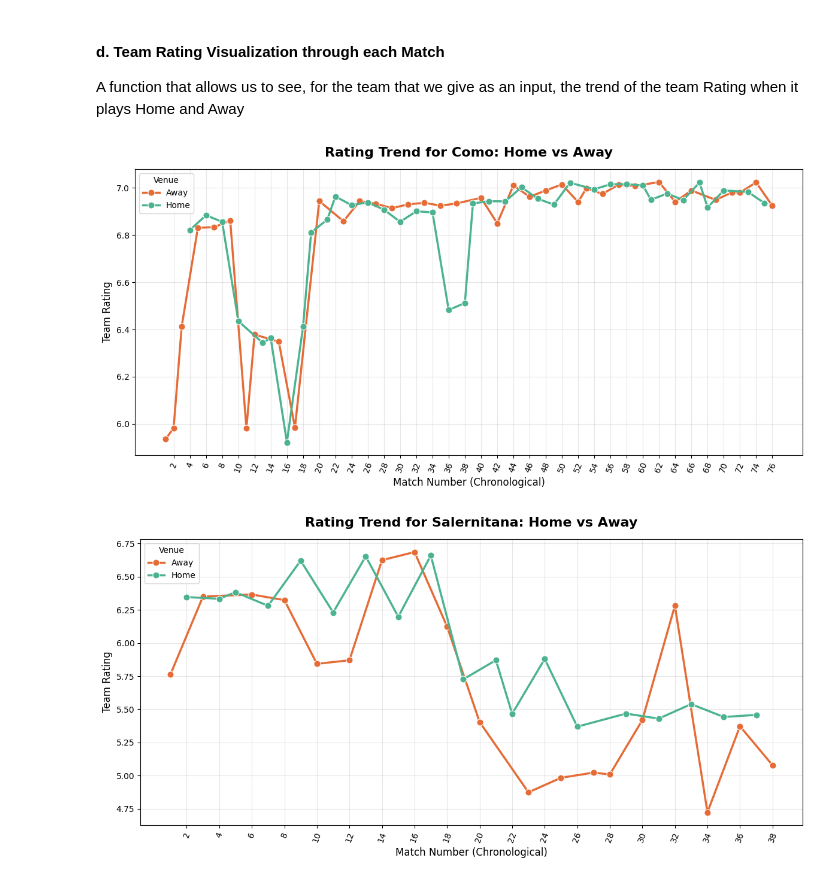
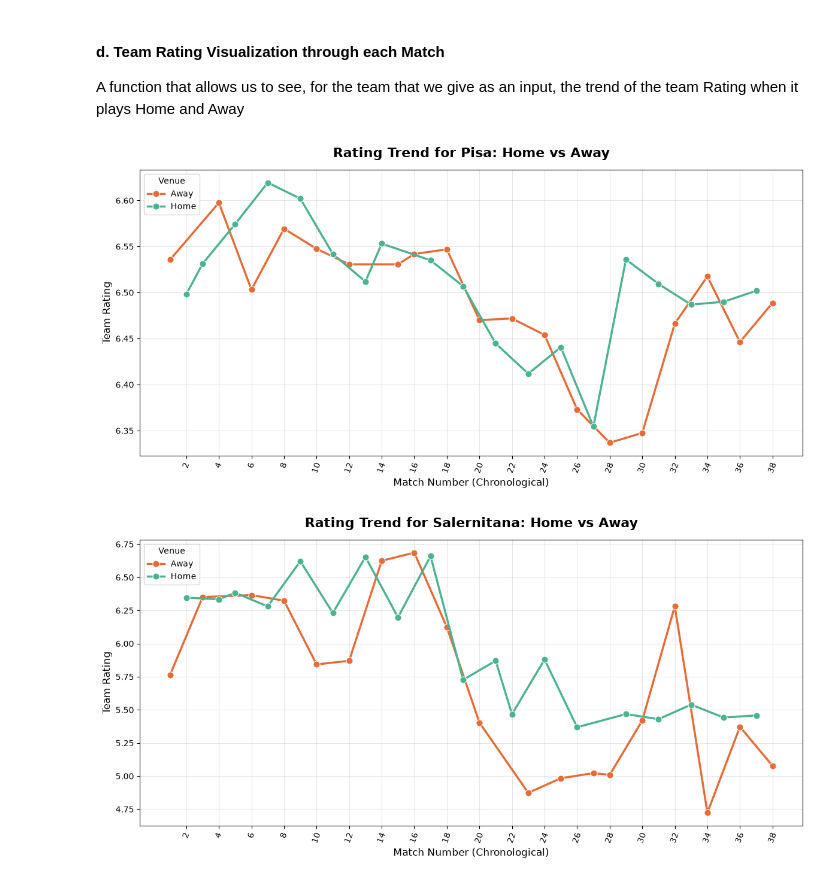
Before and after one commit to piro22/SerieA_DSFB_Project, a Jupyter notebook: API_App/data_exploration.ipynb, the cells around one changed output. Cells and saved outputs as stored; diff of their text form; code cells hidden in the pictures.

```diff
--- a/API_App/data_exploration.ipynb
+++ b/API_App/data_exploration.ipynb
@@ -673,9 +673,9 @@ def plot_team_rating_trend(team_name):
     plt.tight_layout()
     plt.show()
 # %%
-plot_team_rating_trend('Como')
+plot_team_rating_trend('Pisa')
 # %% [output]
-[figure, old version]
+[figure, new version]
 # %%
 plot_team_rating_trend("Salernitana")
 # %% [output]
```
Also changed, not shown: parts of 4 cells of this notebook, 3 other files.
